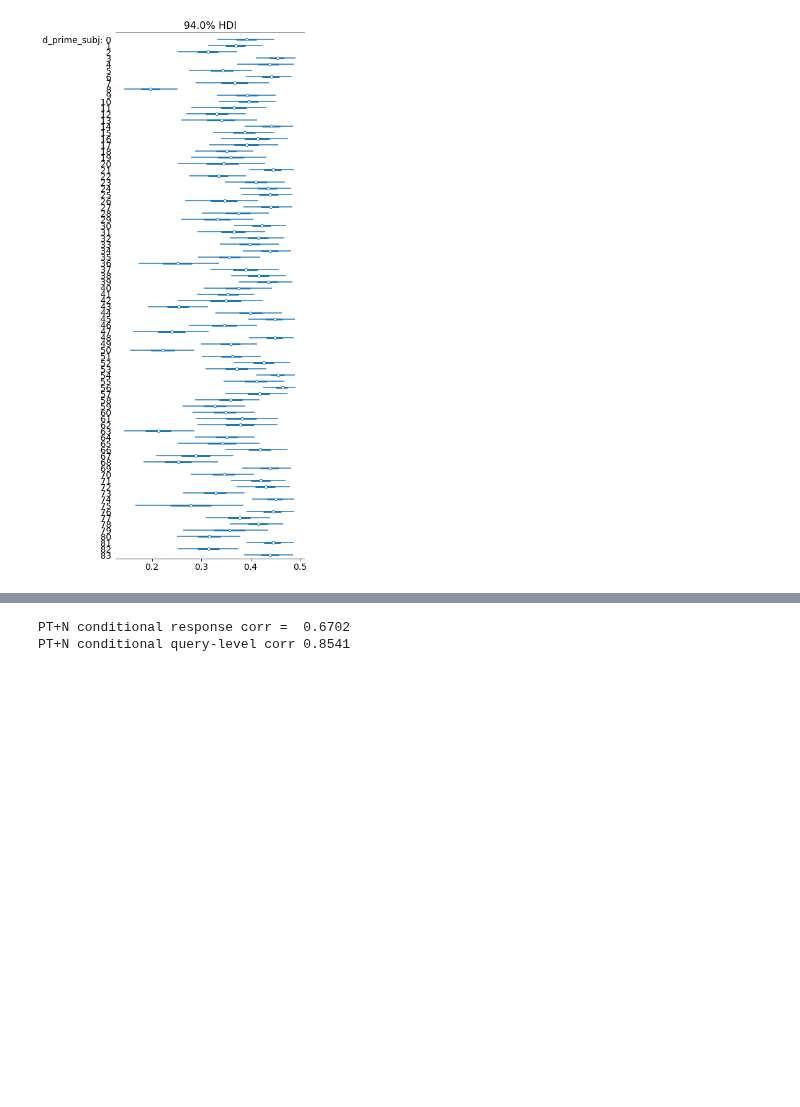
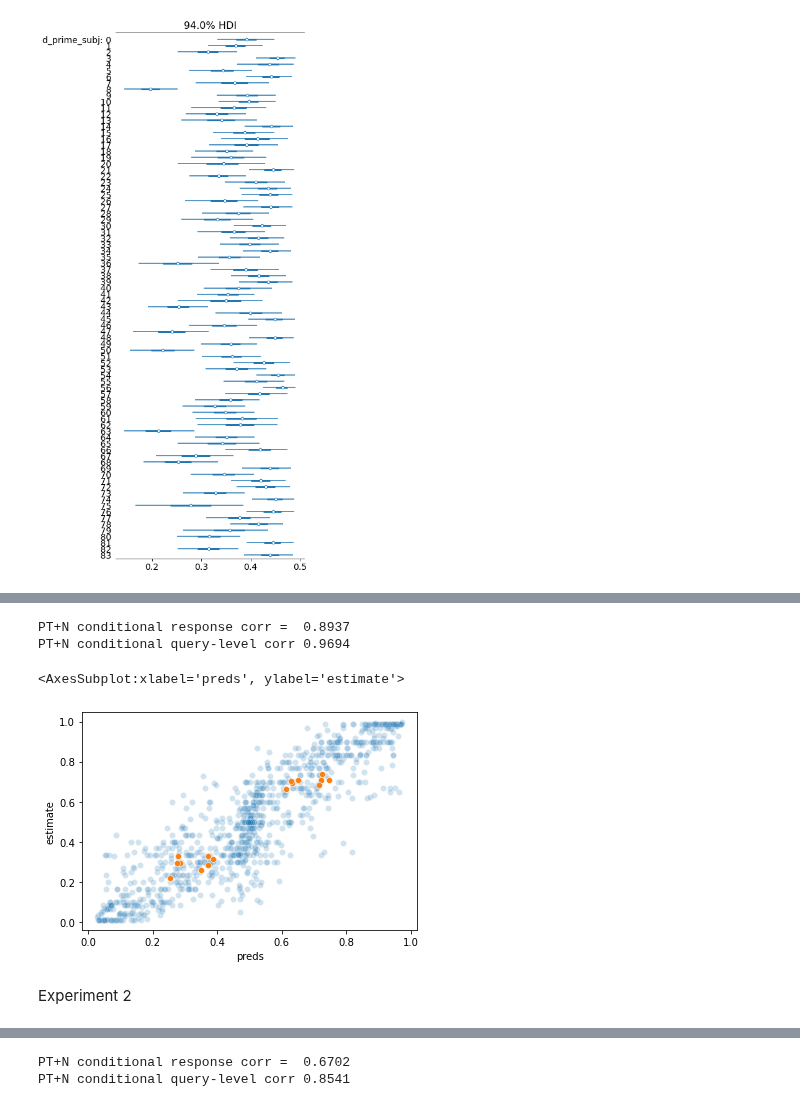
Before and after one commit to derekpowell/bayesian-sampler, a Jupyter notebook: bsampler-model-comp.ipynb, the cells around one changed output, grey strips where cells are left out. Drawn from its saved outputs; the diff is of its cells as text; code cells hidden in the pictures; blank space fills up the shorter version.

```diff
--- a/bsampler-model-comp.ipynb
+++ b/bsampler-model-comp.ipynb
@@ -259,0 +264,21 @@ Bayesian Sampler conditional query-level corr 0.9244
+# %%
+d = df1
+d["preds"] = fits["exp1"]["PT+N complex hier."].posterior_predictive.mean(dim=['chain', 'draw']).yhat
+d = d[d.querytype.transform(is_cond).astype("bool")]
+
+trial_df = (d
+                .groupby(["querytype", "querydetail"])
+                .agg({"preds":"mean", "estimate":"mean"}).reset_index()
+               )
+
+print("PT+N conditional response corr = ", np.round(np.corrcoef(d.estimate, d.preds)[0,1],4))
+sns.scatterplot(x = d.preds, y = d.estimate, alpha=.2)
+print("PT+N conditional query-level corr", np.round(np.corrcoef(trial_df.estimate, trial_df.preds)[0,1],4))
+sns.scatterplot(x = trial_df.preds, y = trial_df.estimate)
+# %% [output]
+PT+N conditional response corr =  0.8937
+PT+N conditional query-level corr 0.9694
+<AxesSubplot:xlabel='preds', ylabel='estimate'>
+[figure, added]
+# %% [markdown]
+Experiment 2
```
Also changed, not shown: parts of 7 cells of this notebook, 12 other files.
